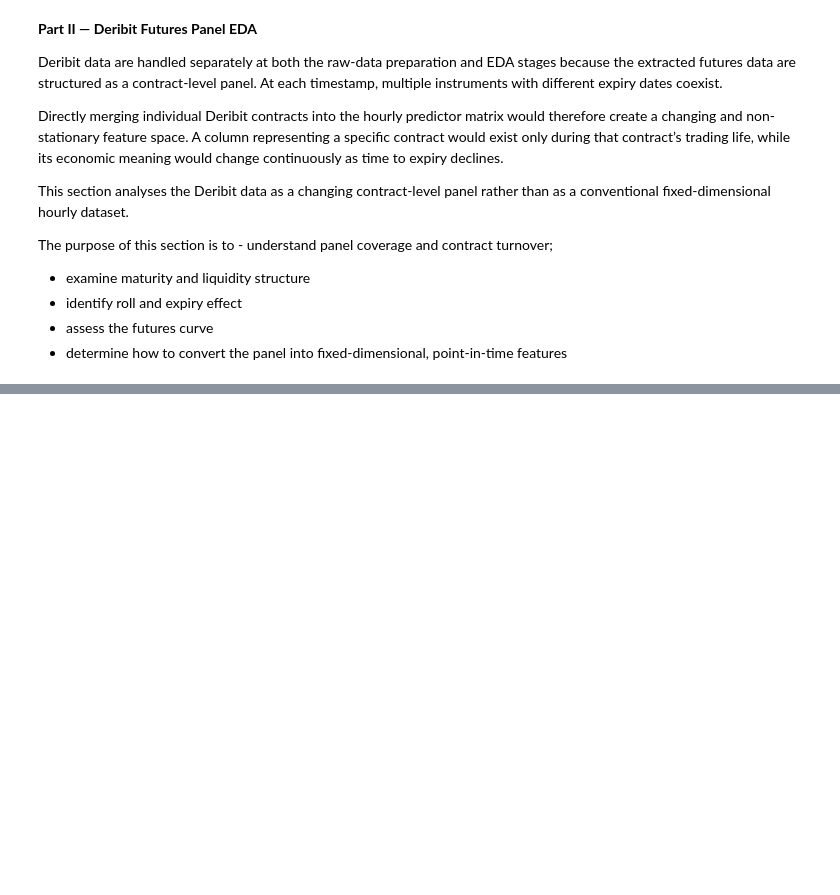
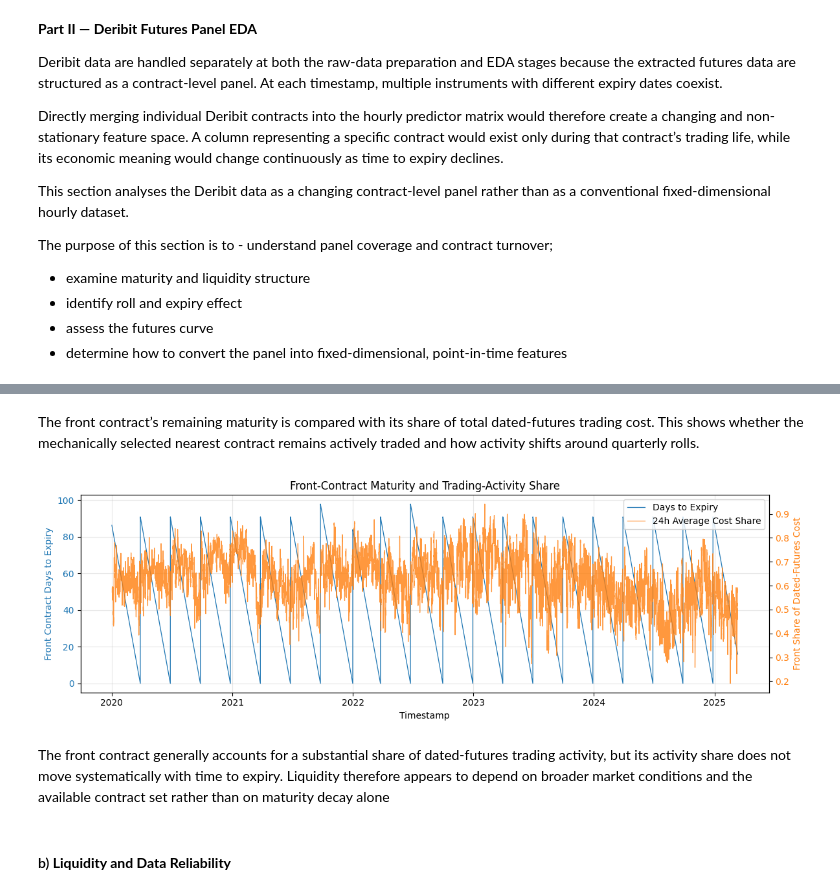
Before and after one commit to jade-lam/CQF, a Jupyter notebook: CQF_Final_Project.ipynb, the cells around one changed output, grey strips where cells are left out. Drawn from its saved outputs; the diff is of its cells as text; code cells hidden in the pictures; blank space fills up the shorter version.

```diff
--- a/CQF_Final_Project.ipynb
+++ b/CQF_Final_Project.ipynb
@@ -2256,0 +2329,18 @@ understand panel coverage and contract turnover;
+# %%
+# Identify the front dated future and contract roll dates
+
+deribit_dated = deribit_train_panel.loc[~deribit_train_panel["is_perpetual"]].copy()
+deribit_dated["maturity_rank"] = deribit_dated.groupby("timestamp")["days_to_expiry"].rank(method="first")
+
+deribit_front = deribit_dated.loc[deribit_dated["maturity_rank"] == 1, ["timestamp", "instrument_name", "days_to_expiry", "close", "volume", "cost"]].copy()
+deribit_front["previous_instrument"] = deribit_front["instrument_name"].shift(1)
+deribit_front["is_roll"] = deribit_front["instrument_name"].ne(deribit_front["previous_instrument"])
+deribit_front.loc[deribit_front.index[0], "is_roll"] = False
+
+deribit_rolls = deribit_front.loc[deribit_front["is_roll"], ["timestamp", "previous_instrument", "instrument_name", "days_to_expiry"]].reset_index(drop=True)
+
+print("Front-contract observations:", len(deribit_front))
+print("Front-contract changes:", len(deribit_rolls))
+print("Median days between rolls:", deribit_rolls["timestamp"].diff().dt.total_seconds().div(86400).median())
+
+deribit_rolls
@@ -2256,0 +2374,34 @@ understand panel coverage and contract turnover;
+# %% [markdown]
+The front contract’s remaining maturity is compared with its share of total dated-futures trading cost. This shows whether the mechanically selected nearest contract remains actively traded and how activity shifts around quarterly rolls.
+# %%
+# Compare front-contract maturity with its share of dated-futures trading activity
+
+dated_cost = deribit_dated.groupby("timestamp")["cost"].sum().rename("dated_cost")
+deribit_front = deribit_front.drop(columns=["dated_cost", "front_cost_share"], errors="ignore").merge(dated_cost, on="timestamp", how="left")
+deribit_front["front_cost_share"] = deribit_front["cost"] / deribit_front["dated_cost"]
+
+fig, ax1 = plt.subplots(figsize=(12, 4))
+
+line1 = ax1.plot(deribit_front["timestamp"], deribit_front["days_to_expiry"], color="tab:blue", linewidth=0.9, label="Days to Expiry")
+ax1.set_xlabel("Timestamp")
+ax1.set_ylabel("Front Contract Days to Expiry", color="tab:blue")
+ax1.tick_params(axis="y", labelcolor="tab:blue")
+
+ax2 = ax1.twinx()
+line2 = ax2.plot(deribit_front["timestamp"], deribit_front["front_cost_share"].rolling(24).mean(), color="tab:orange", linewidth=0.9, alpha=0.8, label="24h Average Cost Share")
+ax2.set_ylabel("Front Share of Dated-Futures Cost", color="tab:orange")
+ax2.tick_params(axis="y", labelcolor="tab:orange")
+
+lines = line1 + line2
+ax1.legend(lines, [line.get_label() for line in lines], loc="upper right")
+
+plt.title("Front-Contract Maturity and Trading-Activity Share")
+ax1.grid(alpha=0.3)
+fig.tight_layout()
+plt.show()
+# %% [output]
+[figure, added]
+# %% [markdown]
+The front contract generally accounts for a substantial share of dated-futures trading activity, but its activity share does not move systematically with time to expiry. Liquidity therefore appears to depend on broader market conditions and the available contract set rather than on maturity decay alone
+# %% [markdown]
+#### b) **Liquidity and Data Reliability**
```
Also changed, not shown: parts of 32 cells of this notebook.
